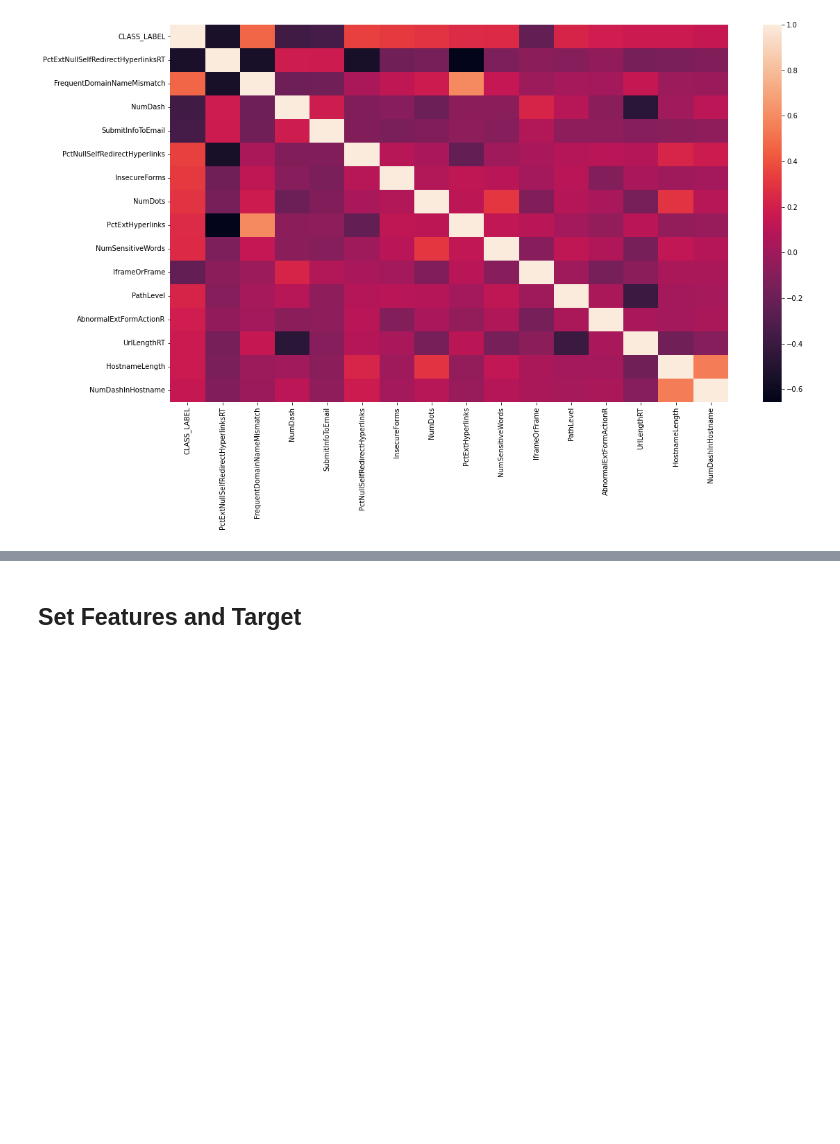
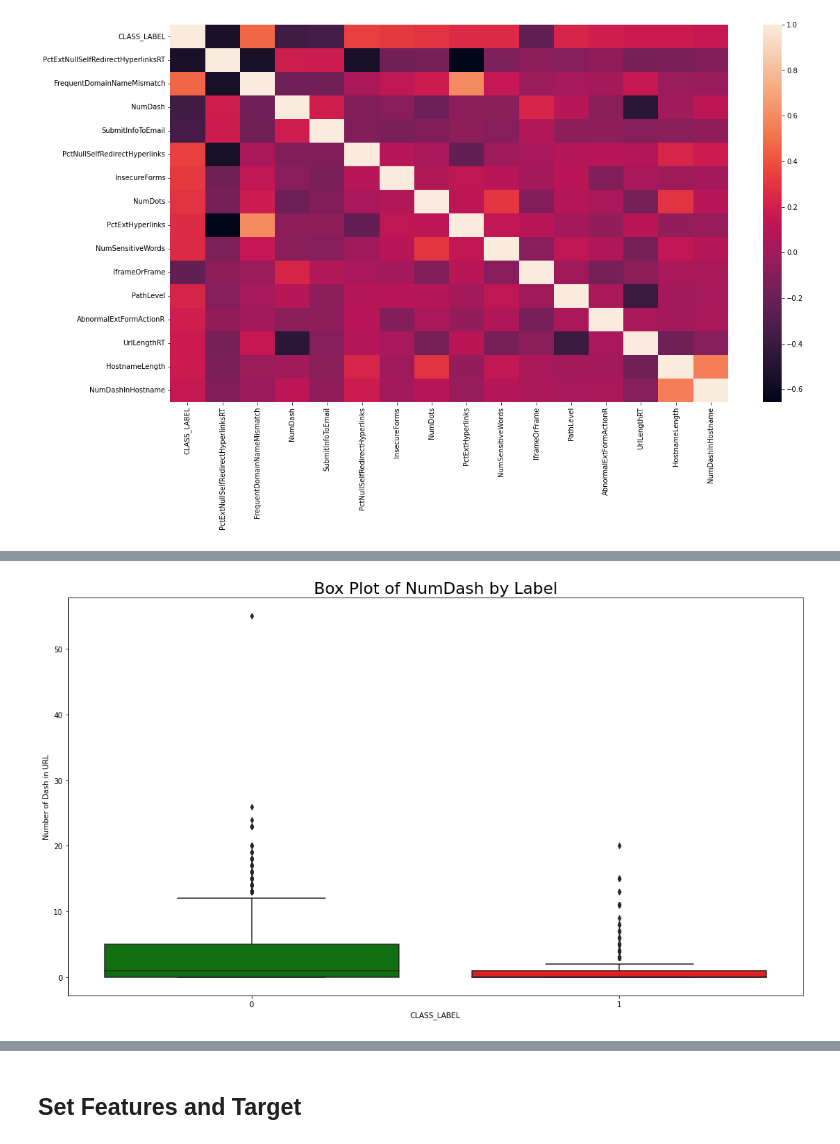
Before and after one commit to MatteoSchifano/Phishing-URL-Classification, a Jupyter notebook: notebooks/phishing.ipynb, the cells around one changed output, grey strips where cells are left out. Cells and saved outputs as stored; diff of their text form; code cells hidden in the pictures; blank space fills up the shorter version.

```diff
--- a/notebooks/phishing.ipynb
+++ b/notebooks/phishing.ipynb
@@ -135,0 +147,8 @@ sns.heatmap(df[top_correleted_columns(df.corr(), "CLASS_LABEL", 15)].corr())
+# %%
+sns.boxplot(x='CLASS_LABEL', y='NumDash', data=df, palette=palette)
+
+plt.title('Box Plot of NumDash by Label', fontsize=22)
+plt.ylabel('Number of Dash in URL')
+plt.show()
+# %% [output]
+[figure, added]
```
Also changed, not shown: parts of 18 cells of this notebook, 1 other file.
